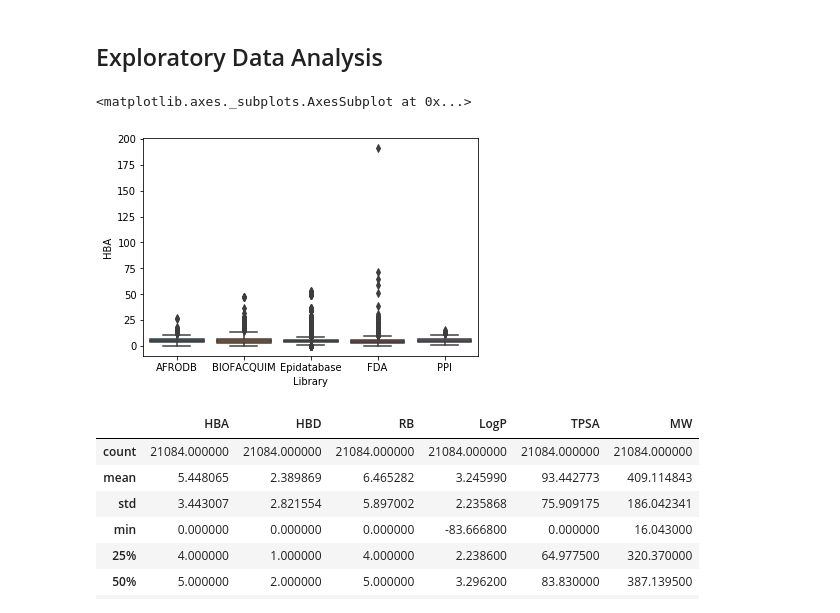
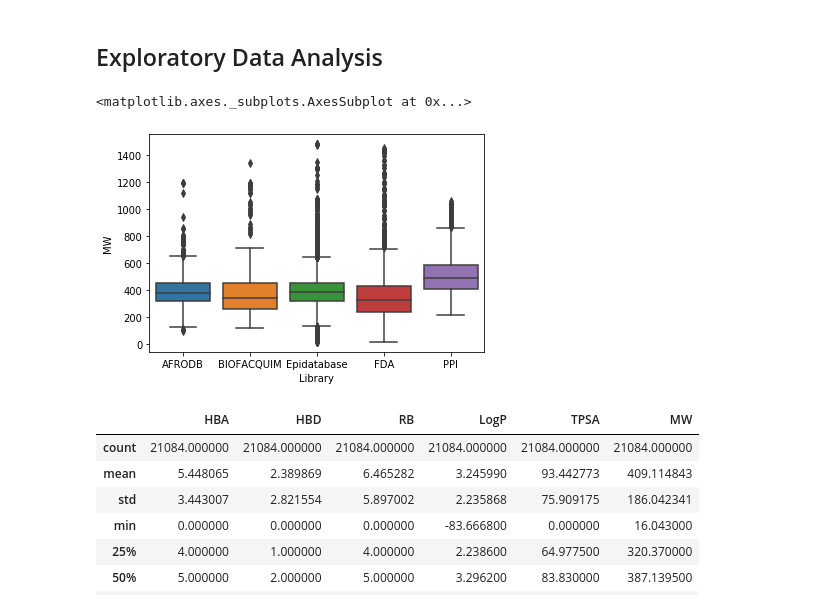
Before and after one commit to BarbaraDiazE/CABANA_CHEMOINFORMATICS, a Jupyter notebook: Day_3/UnsupervisedLearning_DimensionReduction/PCA/PCA.ipynb, the cells around one changed output. Drawn from its saved outputs; the diff is of its cells as text; code cells hidden in the pictures.

```diff
--- a/Day_3/UnsupervisedLearning_DimensionReduction/PCA/PCA.ipynb
+++ b/Day_3/UnsupervisedLearning_DimensionReduction/PCA/PCA.ipynb
@@ -64,10 +73,12 @@ array(['AFRODB', 'BIOFACQUIM', 'Epidatabase', 'FDA', 'PPI'], dtype=object)
 ## Exploratory Data Analysis
 # %%
 #Plot a Descriptor
-sns.boxplot(x = "Library", y = Data["HBA"], data=Data)
+
+Data = Data[Data["MW"] < 1500]
+sns.boxplot(x = "Library", y = Data["MW"], data=Data)
 # %% [output]
 <matplotlib.axes._subplots.AxesSubplot at 0x...>
-[figure, old version]
+[figure, new version]
 # %%
 #select numerical Data
 numerical_descriptors = ['HBA', 'HBD', 'RB','LogP', 'TPSA', 'MW']
```
Also changed, not shown: parts of 12 cells of this notebook, 5 other files.
